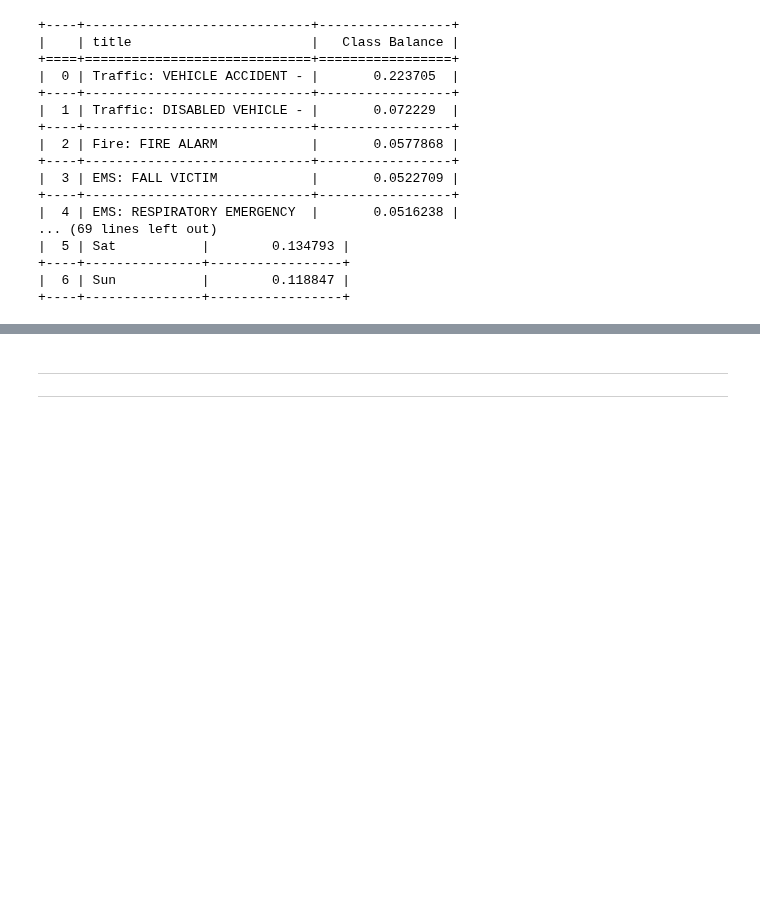
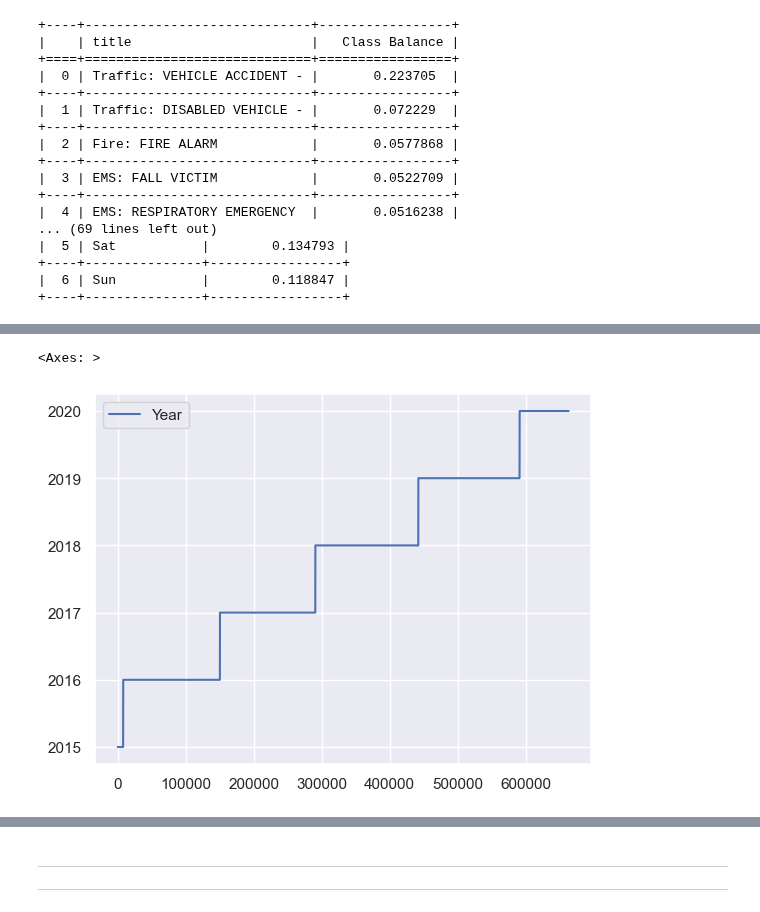
Before and after one commit to AANasr97/911Calls, a Jupyter notebook: 911 Calls Project.ipynb, the cells around one changed output, grey strips where cells are left out. Saved outputs shown, nothing was run; the diff lists cells and outputs as text; code cells hidden in the pictures; blank space fills up the shorter version.

```diff
--- a/911 Calls Project.ipynb
+++ b/911 Calls Project.ipynb
@@ -351,0 +394,7 @@ for table in class_balance_tables:
+# %%
+df.groupby(['Year','Month']).sum().sort_values(by='Year',ascending = False).head(8)
+
+df[['Year']].plot()
+# %% [output]
+<Axes: >
+[figure, added]
```
Also changed, not shown: parts of 25 cells of this notebook.
